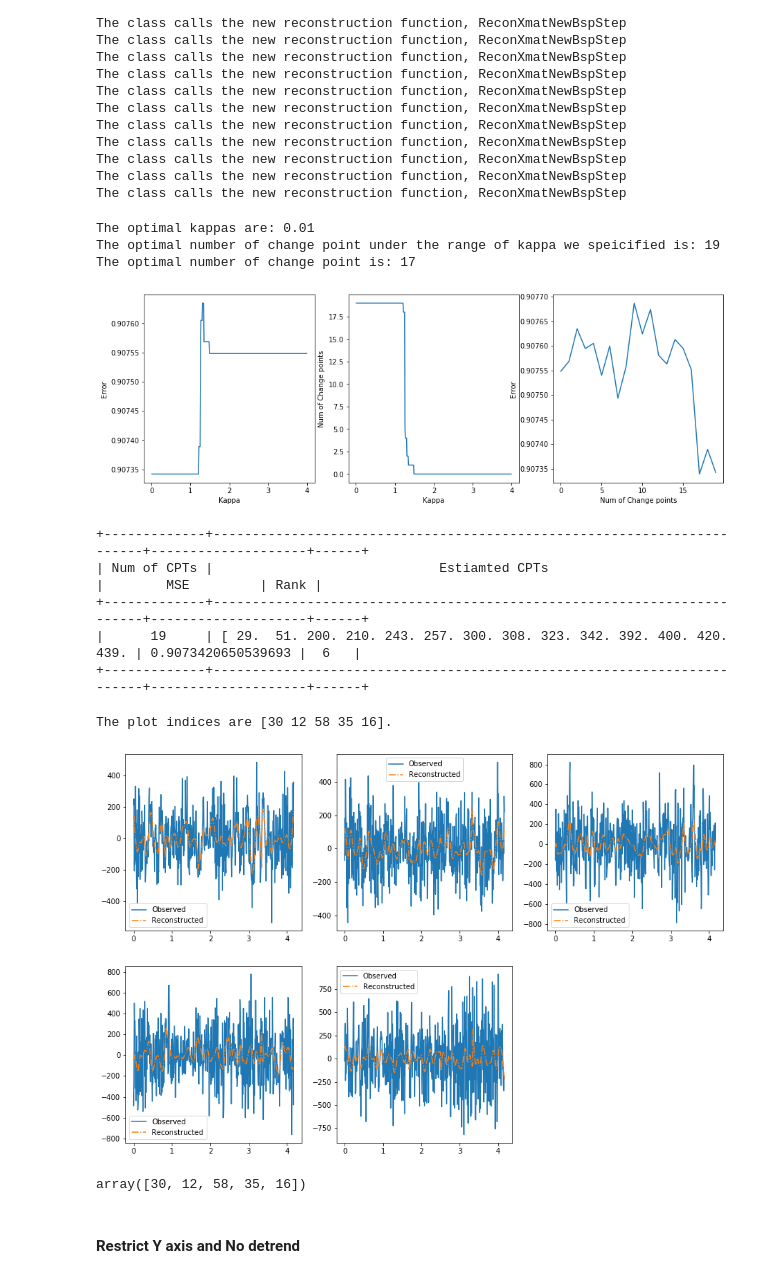
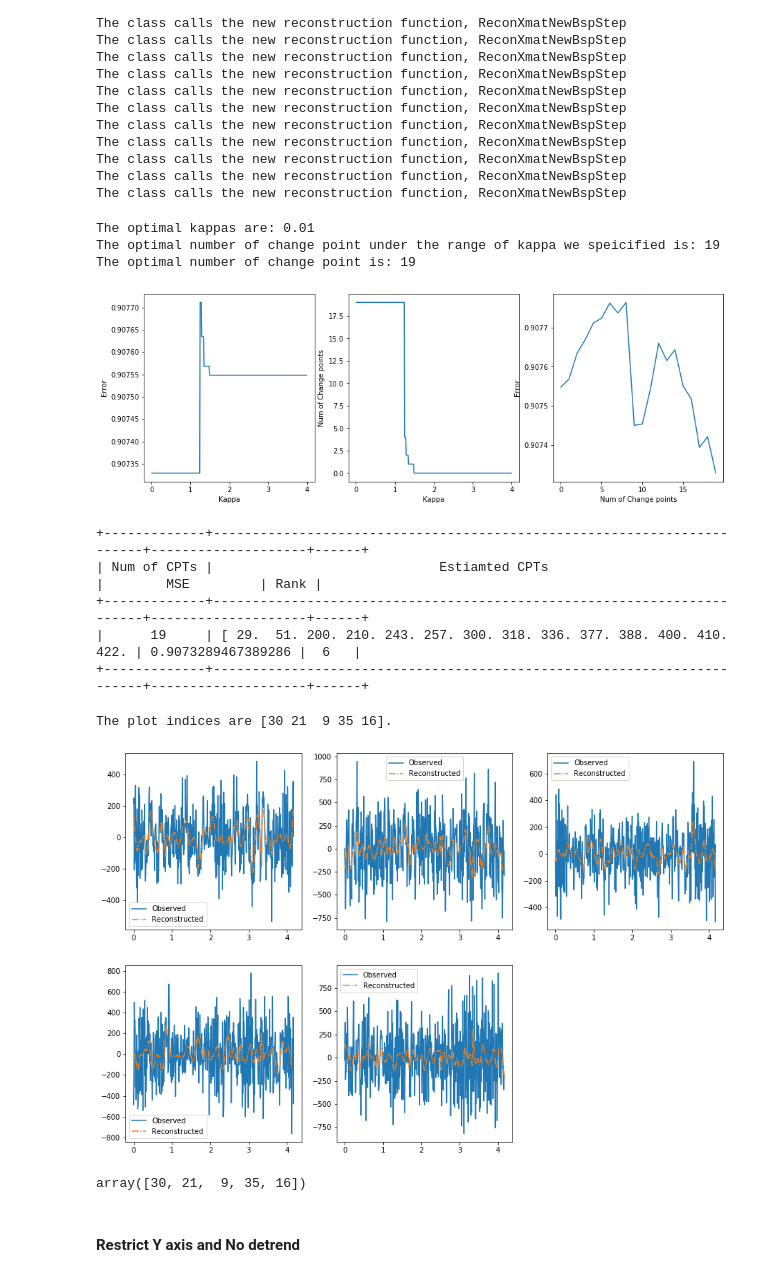
Before and after one commit to JINhuaqing/TVDN-simu, a Jupyter notebook: realdata/MEG1SmallSample.ipynb, the cells around one changed output. Saved outputs shown, nothing was run; the diff lists cells and outputs as text; code cells hidden in the pictures.

```diff
--- a/realdata/MEG1SmallSample.ipynb
+++ b/realdata/MEG1SmallSample.ipynb
@@ -489,7 +842,7 @@ smallMEG = hpfMEGEdgeRM[:, :500]
 ## Screening
 # %%
 MEGBspDetSmall = TVDNDetect1(Ymat=smallMEG, ReconXmat=ReconXmatNewBspStep, numStep=1, smoothType="bspline",
-                        saveDir=None, dataType="MEG", Lmin=8, downRate=5, fct=0.5, T=2, nbasis=100,
+                        saveDir=None, dataType="MEG", Lmin=10, downRate=5, fct=0.5, T=2, nbasis=100,
                         fName="subj1_HPF_small", r=6, kappa=2.65, freq=120, lamb=1e-4, decimateRate=None, is_detrend=True)
 # %% [output]
 The parameters for detection are:
@@ -598,7 +951,7 @@ MEGBspDetSmall.PlotEigenCurve()
 ### Non-Screening
 # %%
 MEGBspDetSmallNon = TVDNDetect1(Ymat=smallMEG, ReconXmat=ReconXmatNewBspStep, numStep=1,
-                        saveDir=None, dataType="MEG", Lmin=8, downRate=5, fct=0.5, T=2,
+                        saveDir=None, dataType="MEG", Lmin=10, downRate=5, fct=0.5, T=2,
                         fName="subj1_HPF_small", r=6, kappa=2.65, freq=120, lamb=1e-4, decimateRate=None, is_detrend=True)
 # %% [output]
 The parameters for detection are:
@@ -654,11 +1007,11 @@ print("The optimal number of change point is:", MEGBspDetSmallNon.optNumChg)
 # %% [output]
 The optimal kappas are: 0.01
 The optimal number of change point under the range of kappa we speicified is: 19
-The optimal number of change point is: 17
+The optimal number of change point is: 19
 # %%
 MEGBspDetSmallNon.PlotKappaErrCurve()
 # %% [output]
-[figure, old version]
+[figure, new version]
 # %%
 MEGBspDetSmallNon.UpdateEcpts()
 # %%
@@ -667,14 +1020,14 @@ print(MEGBspDetSmallNon)
 +-------------+------------------------------------------------------------------------+--------------------+------+
 | Num of CPTs |                             Estiamted CPTs                             |        MSE         | Rank |
 +-------------+------------------------------------------------------------------------+--------------------+------+
-|      19     | [ 29.  51. 200. 210. 243. 257. 300. 308. 323. 342. 392. 400. 420. 439. | 0.9073420650539693 |  6   |
+|      19     | [ 29.  51. 200. 210. 243. 257. 300. 318. 336. 377. 388. 400. 410. 422. | 0.9073289467389286 |  6   |
 +-------------+------------------------------------------------------------------------+--------------------+------+
 # %%
-MEGBspDetSmall.PlotRecCurve(idxs=idxs, is_smoothCurve=0, saveFigPath=None)
+MEGBspDetSmallNon.PlotRecCurve(idxs=idxs, is_smoothCurve=0, saveFigPath=None)
 # %% [output]
-The plot indices are [30 12 58 35 16].
+The plot indices are [30 21  9 35 16].
-[figure, old version]
+[figure, new version]
-array([30, 12, 58, 35, 16])
+array([30, 21,  9, 35, 16])
 # %% [markdown]
 #### Restrict Y axis and No detrend
 # %%
```
Also changed, not shown: parts of 28 cells of this notebook, 2 other files.
